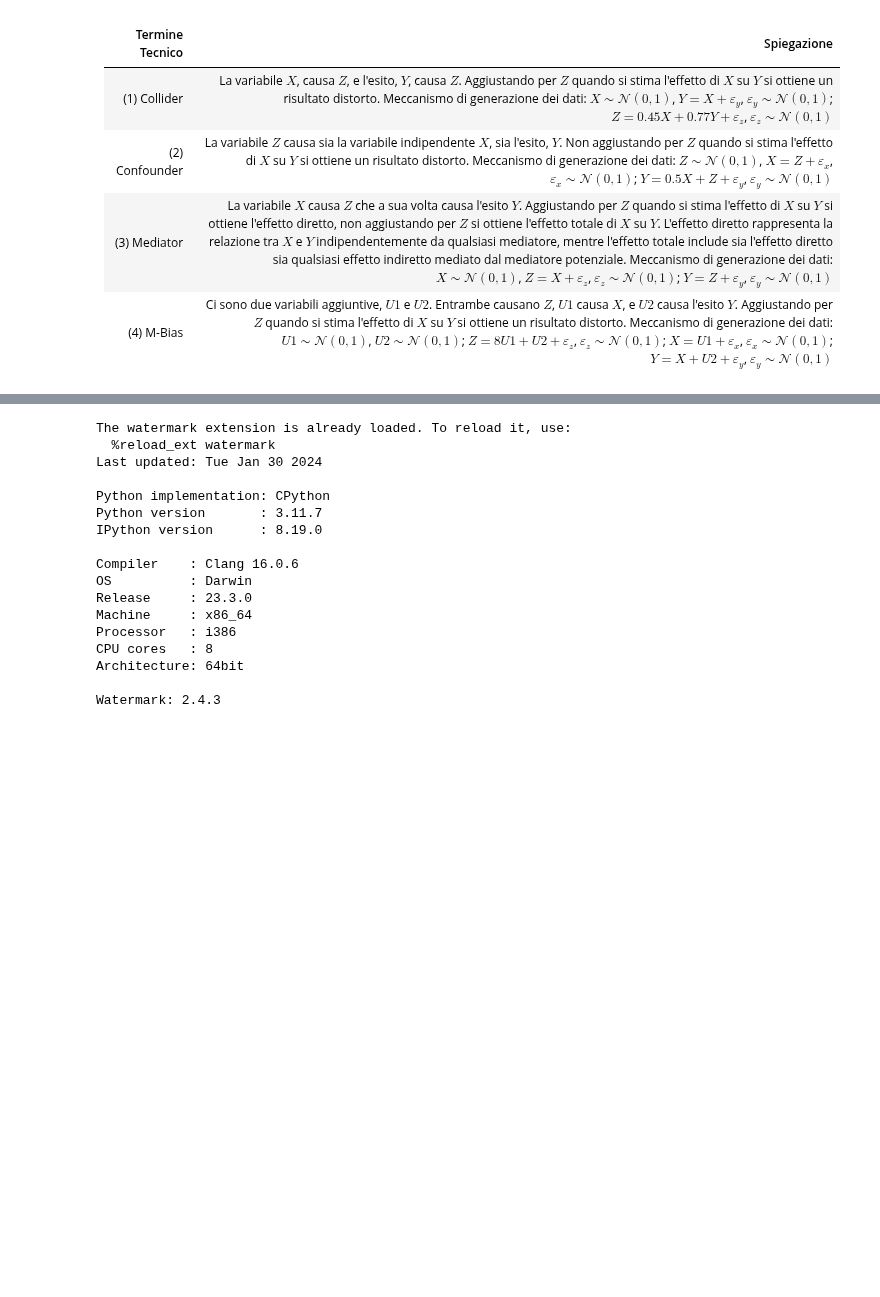
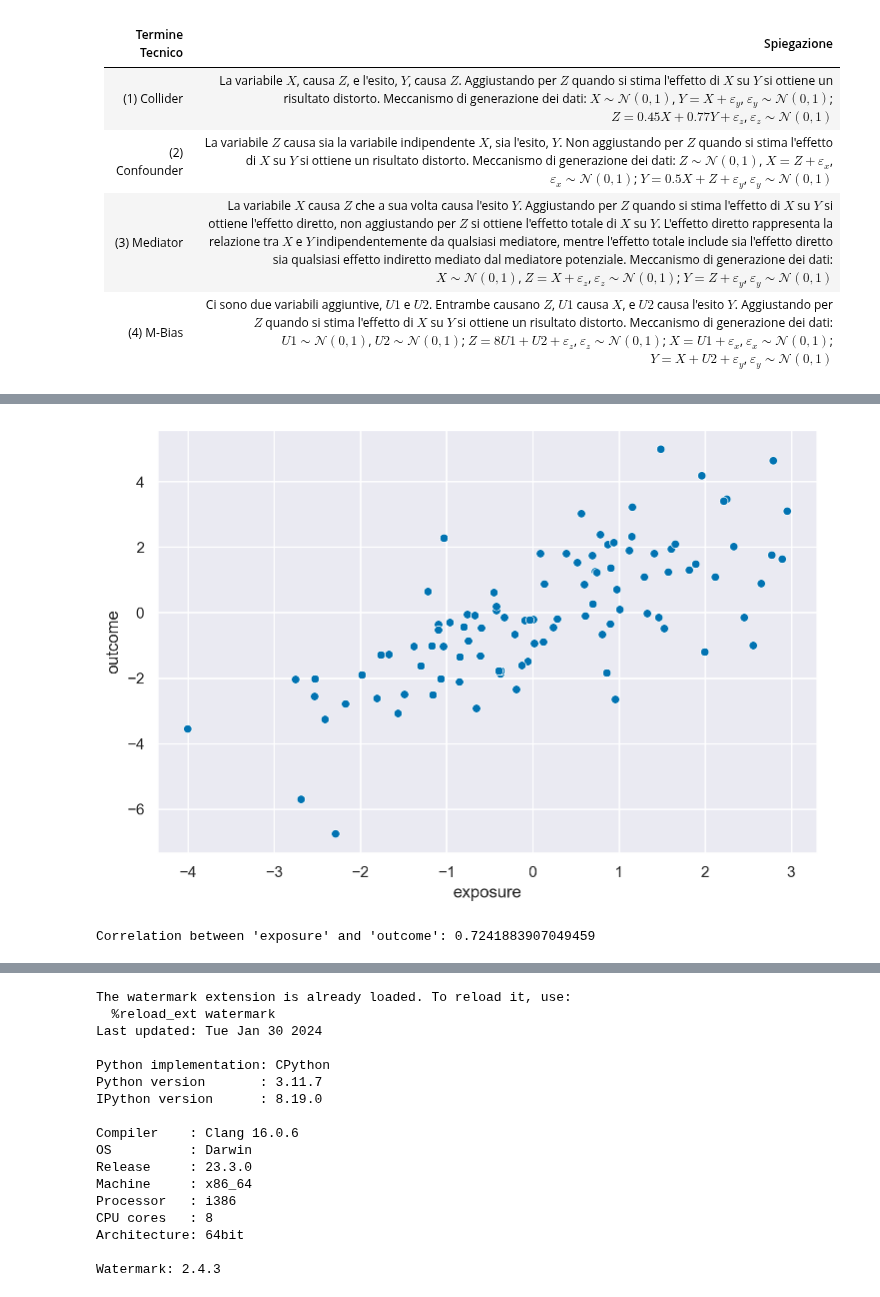
Before and after one commit to ccaudek/ds4psy, a Jupyter notebook: _build/jupyter_execute/chapter_5/05_causal_inference.ipynb, the cells around one changed output, grey strips where cells are left out. Cells and saved outputs as stored; diff of their text form; code cells hidden in the pictures; blank space fills up the shorter version.

```diff
--- a/_build/jupyter_execute/chapter_5/05_causal_inference.ipynb
+++ b/_build/jupyter_execute/chapter_5/05_causal_inference.ipynb
@@ -373,0 +679,5 @@ plt.show()
+# %%
+causal_m_bias = data(quartets).fetch('causal_m_bias')['causal_m_bias']
+# Convert the R data frame to a Pandas DataFrame
+causal_m_bias_df = pandas2ri.rpy2py(causal_m_bias)
+print(causal_m_bias_df.head())
@@ -373,0 +702,10 @@ plt.show()
+# %%
+_ = sns.scatterplot(causal_m_bias_df, x="exposure", y="outcome")
+# %% [output]
+[figure, added]
+# %%
+# Calculate the Pearson correlation between 'exposure' and 'outcome'
+correlation = causal_m_bias_df['exposure'].corr(causal_m_bias_df['outcome'])
+print("Correlation between 'exposure' and 'outcome':", correlation)
+# %% [output]
+Correlation between 'exposure' and 'outcome': 0.7241883907049459
```
Also changed, not shown: parts of 63 cells of this notebook, 29 other files.
